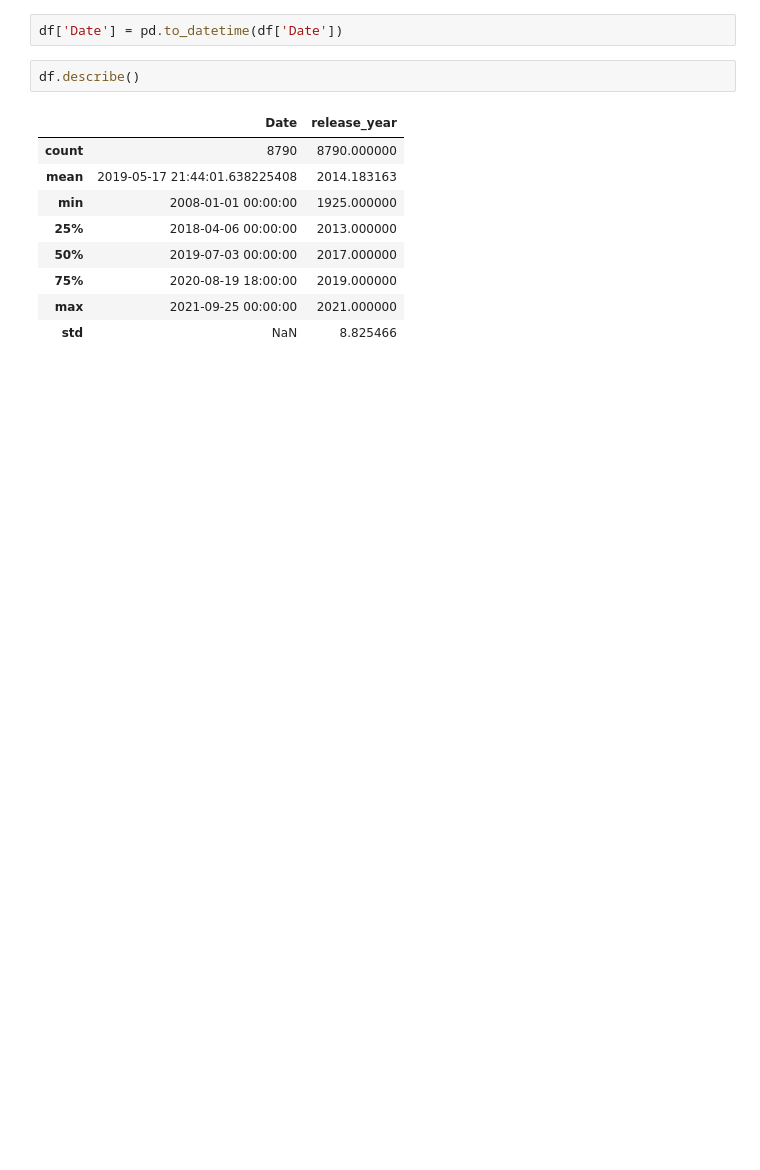
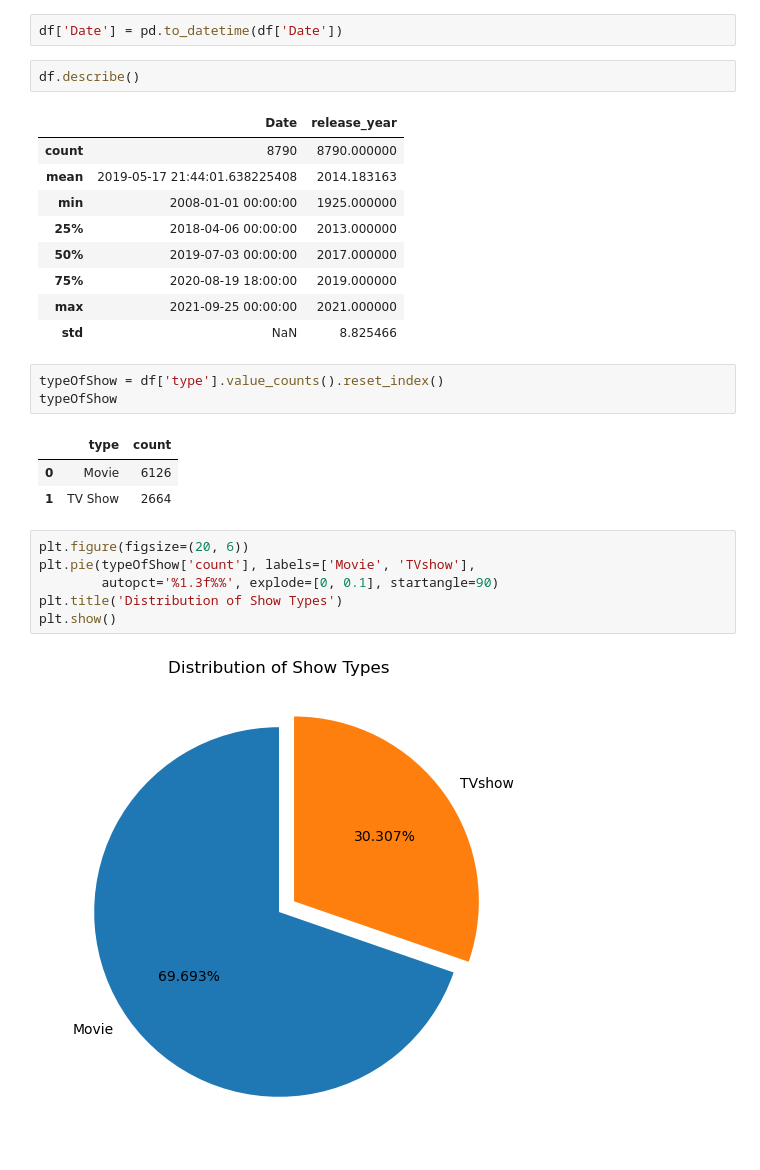
Before and after one commit to ElDEEB21/Netflix-Analytics, a Jupyter notebook: analyse.ipynb, the cells around one changed output. Saved outputs shown, nothing was run; the diff lists cells and outputs as text; blank space fills up the shorter version.

Commit message:
some visualization "Not complete"

```diff
--- a/analyse.ipynb
+++ b/analyse.ipynb
@@ -112,3 +114,18 @@ df.describe()
 | 75% | 2020-08-19 18:00:00 | 2019.000000 |
 | max | 2021-09-25 00:00:00 | 2021.000000 |
 | std | NaN | 8.825466 |
+# %%
+typeOfShow = df['type'].value_counts().reset_index()
+typeOfShow
+# %% [output]
+|  | type | count |
+| 0 | Movie | 6126 |
+| 1 | TV Show | 2664 |
+# %%
+plt.figure(figsize=(20, 6))
+plt.pie(typeOfShow['count'], labels=['Movie', 'TVshow'],
+        autopct='%1.3f%%', explode=[0, 0.1], startangle=90)
+plt.title('Distribution of Show Types')
+plt.show()
+# %% [output]
+[figure, added]
```
Also changed, not shown: parts of 10 cells of this notebook.
